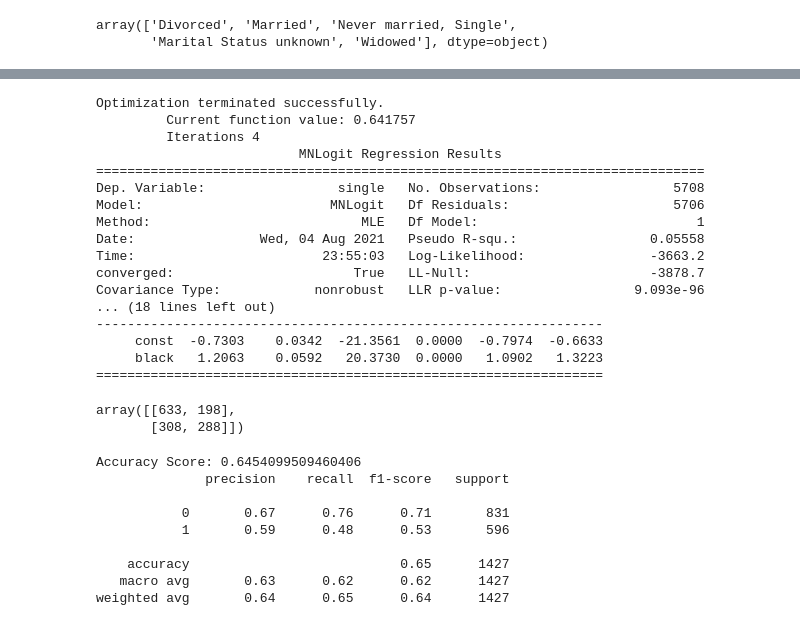
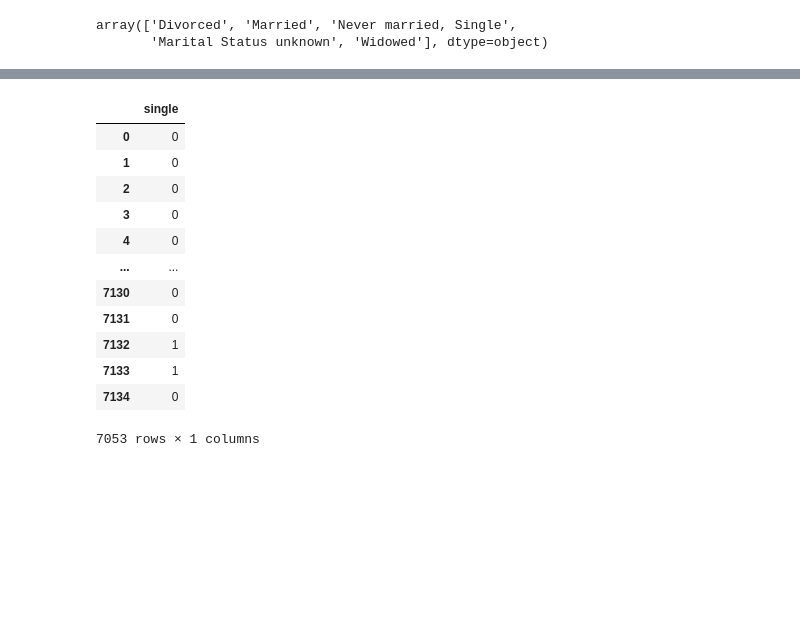
Before and after one commit to andrezafeu/maternal_mortality, a Jupyter notebook: Logistic Regression.ipynb, the cells around one changed output, grey strips where cells are left out. Drawn from its saved outputs; the diff is of its cells as text; code cells hidden in the pictures; blank space fills up the shorter version.

```diff
--- a/Logistic Regression.ipynb
+++ b/Logistic Regression.ipynb
@@ -64,8 +64,11 @@ array(['Divorced', 'Married', 'Never married, Single',
 
 # for column in df.columns:
 #     recode_to_int(column)
+# %%
+# remove unknown marital status from analysis
+known_marital_status_df = df.loc[df["marital_status"] != "Marital Status unknown"]
 # %%
-df_mlr = df[['ethnicity', 'marital_status']]
+df_mlr = known_marital_status_df[['ethnicity', 'marital_status']]
 df_mlr
 # %% [output]
 |  | ethnicity | marital_status |
@@ -233,35 +133,0 @@ array([[3.340972]])
-# %%
-#Use statsmodels to assess variables
-
-logit_model=sm.MNLogit(y_train,sm.add_constant(X_train))
-logit_model
-result=logit_model.fit()
-stats1=result.summary()
-stats2=result.summary2()
-print(stats1)
-print(stats2)
-# %% [output]
-Optimization terminated successfully.
-         Current function value: 0.641757
-         Iterations 4
-                          MNLogit Regression Results
-==============================================================================
-Dep. Variable:                 single   No. Observations:                 5708
-Model:                        MNLogit   Df Residuals:                     5706
-Method:                           MLE   Df Model:                            1
-Date:                Wed, 04 Aug 2021   Pseudo R-squ.:                 0.05558
-Time:                        23:55:03   Log-Likelihood:                -3663.2
-converged:                       True   LL-Null:                       -3878.7
-Covariance Type:            nonrobust   LLR p-value:                 9.093e-96
-... (18 lines left out)
------------------------------------------------------------------
-     const  -0.7303    0.0342  -21.3561  0.0000  -0.7974  -0.6633
-     black   1.2063    0.0592   20.3730  0.0000   1.0902   1.3223
-=================================================================
-# %%
-# To check accuracy
-# Create a confusion matrix
-confusion_matrix(y_test, preds)
-# %% [output]
-array([[633, 198],
-       [308, 288]])
@@ -271,18 +134,17 @@ confmtrx = np.array(confusion_matrix(y_test, preds))
-# %%
-#Accuracy statistics
-
-print('Accuracy Score:', metrics.accuracy_score(y_test, preds))
-
-#Create classification report
-class_report=classification_report(y_test, preds)
-print(class_report)
-# %% [output]
-Accuracy Score: 0.6454099509460406
-              precision    recall  f1-score   support
-
-           0       0.67      0.76      0.71       831
-           1       0.59      0.48      0.53       596
-
-    accuracy                           0.65      1427
-   macro avg       0.63      0.62      0.62      1427
-weighted avg       0.64      0.65      0.64      1427
+# %%
+X = df_mlr['single'].to_frame()
+X
+# %% [output]
+|  | single |
+| 0 | 0 |
+| 1 | 0 |
+| 2 | 0 |
+| 3 | 0 |
+| 4 | 0 |
+| ... | ... |
+| 7130 | 0 |
+| 7131 | 0 |
+| 7132 | 1 |
+| 7133 | 1 |
+| 7134 | 0 |
+7053 rows × 1 columns
```
Also changed, not shown: parts of 41 cells of this notebook.
